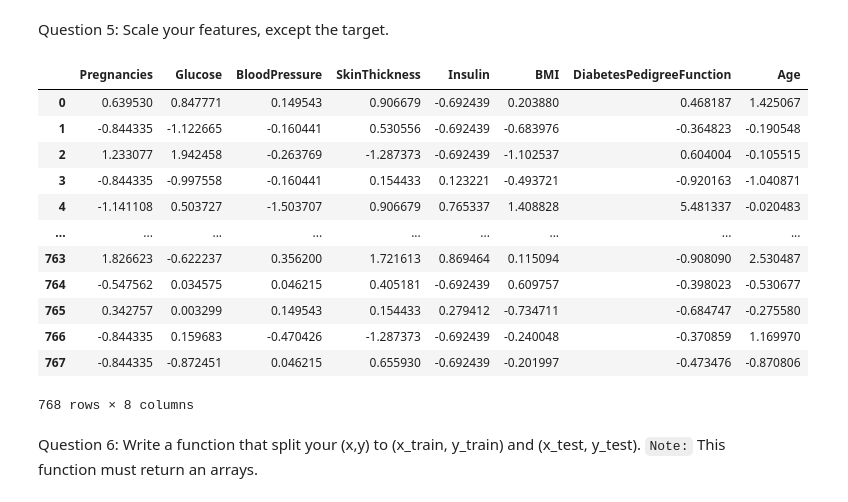
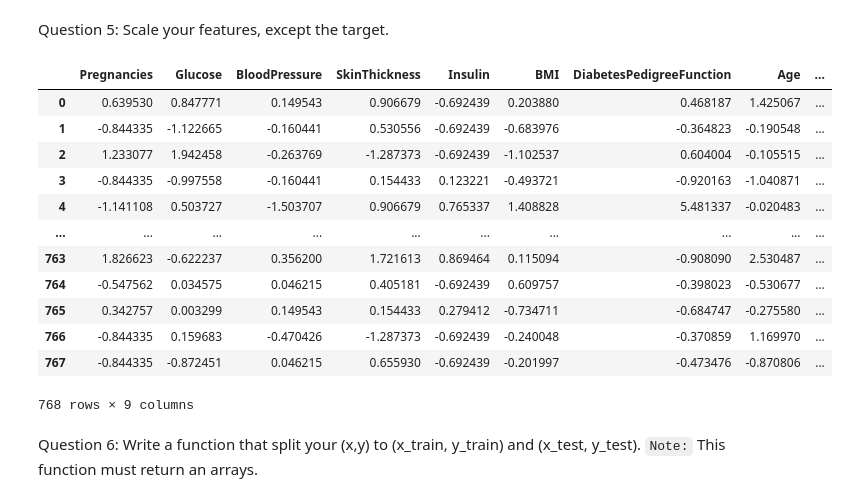
Before and after one commit to sanyang12/test-live-coding, a Jupyter notebook: Paul_Sanyang_LogRegression.ipynb, the cells around one changed output. Drawn from its saved outputs; the diff is of its cells as text; code cells hidden in the pictures.

```diff
--- a/Paul_Sanyang_LogRegression.ipynb
+++ b/Paul_Sanyang_LogRegression.ipynb
@@ -89,23 +89,23 @@ def scale(data):
 Question 5: Scale your features, except the target.
 # %%
 ##### WRITE YOUR CODE HERE #####
-new_scale = scale(data.iloc[:, :-1])
-new_scale
+data.iloc[: , :-1] = scale(data.iloc[:, :-1])
+data
 #### END CODE ####
 # %% [output]
-|  | Pregnancies | Glucose | BloodPressure | SkinThickness | Insulin | BMI | DiabetesPedigreeFunction | Age |
-| 0 | 0.639530 | 0.847771 | 0.149543 | 0.906679 | -0.692439 | 0.203880 | 0.468187 | 1.425067 |
-| 1 | -0.844335 | -1.122665 | -0.160441 | 0.530556 | -0.692439 | -0.683976 | -0.364823 | -0.190548 |
-| 2 | 1.233077 | 1.942458 | -0.263769 | -1.287373 | -0.692439 | -1.102537 | 0.604004 | -0.105515 |
-| 3 | -0.844335 | -0.997558 | -0.160441 | 0.154433 | 0.123221 | -0.493721 | -0.920163 | -1.040871 |
-| 4 | -1.141108 | 0.503727 | -1.503707 | 0.906679 | 0.765337 | 1.408828 | 5.481337 | -0.020483 |
-| ... | ... | ... | ... | ... | ... | ... | ... | ... |
-| 763 | 1.826623 | -0.622237 | 0.356200 | 1.721613 | 0.869464 | 0.115094 | -0.908090 | 2.530487 |
-| 764 | -0.547562 | 0.034575 | 0.046215 | 0.405181 | -0.692439 | 0.609757 | -0.398023 | -0.530677 |
-| 765 | 0.342757 | 0.003299 | 0.149543 | 0.154433 | 0.279412 | -0.734711 | -0.684747 | -0.275580 |
-| 766 | -0.844335 | 0.159683 | -0.470426 | -1.287373 | -0.692439 | -0.240048 | -0.370859 | 1.169970 |
-| 767 | -0.844335 | -0.872451 | 0.046215 | 0.655930 | -0.692439 | -0.201997 | -0.473476 | -0.870806 |
+|  | Pregnancies | Glucose | BloodPressure | SkinThickness | Insulin | BMI | DiabetesPedigreeFunction | Age | ... |
+| 0 | 0.639530 | 0.847771 | 0.149543 | 0.906679 | -0.692439 | 0.203880 | 0.468187 | 1.425067 | ... |
+| 1 | -0.844335 | -1.122665 | -0.160441 | 0.530556 | -0.692439 | -0.683976 | -0.364823 | -0.190548 | ... |
+| 2 | 1.233077 | 1.942458 | -0.263769 | -1.287373 | -0.692439 | -1.102537 | 0.604004 | -0.105515 | ... |
+| 3 | -0.844335 | -0.997558 | -0.160441 | 0.154433 | 0.123221 | -0.493721 | -0.920163 | -1.040871 | ... |
+| 4 | -1.141108 | 0.503727 | -1.503707 | 0.906679 | 0.765337 | 1.408828 | 5.481337 | -0.020483 | ... |
+| ... | ... | ... | ... | ... | ... | ... | ... | ... | ... |
+| 763 | 1.826623 | -0.622237 | 0.356200 | 1.721613 | 0.869464 | 0.115094 | -0.908090 | 2.530487 | ... |
+| 764 | -0.547562 | 0.034575 | 0.046215 | 0.405181 | -0.692439 | 0.609757 | -0.398023 | -0.530677 | ... |
+| 765 | 0.342757 | 0.003299 | 0.149543 | 0.154433 | 0.279412 | -0.734711 | -0.684747 | -0.275580 | ... |
+| 766 | -0.844335 | 0.159683 | -0.470426 | -1.287373 | -0.692439 | -0.240048 | -0.370859 | 1.169970 | ... |
+| 767 | -0.844335 | -0.872451 | 0.046215 | 0.655930 | -0.692439 | -0.201997 | -0.473476 | -0.870806 | ... |
-768 rows × 8 columns
+768 rows × 9 columns
 # %% [markdown]
 Question 6: Write a function that split your (x,y) to (x_train, y_train) and (x_test, y_test).
 `Note:` This function must return an arrays.
```
Also changed, not shown: parts of 5 cells of this notebook.
